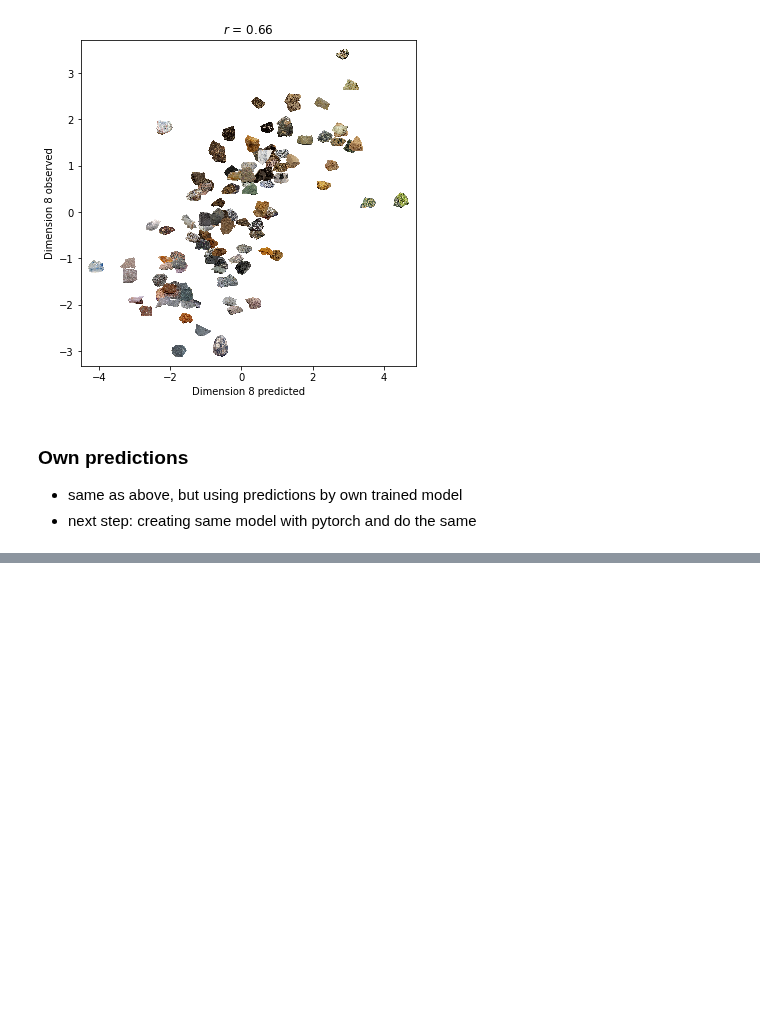
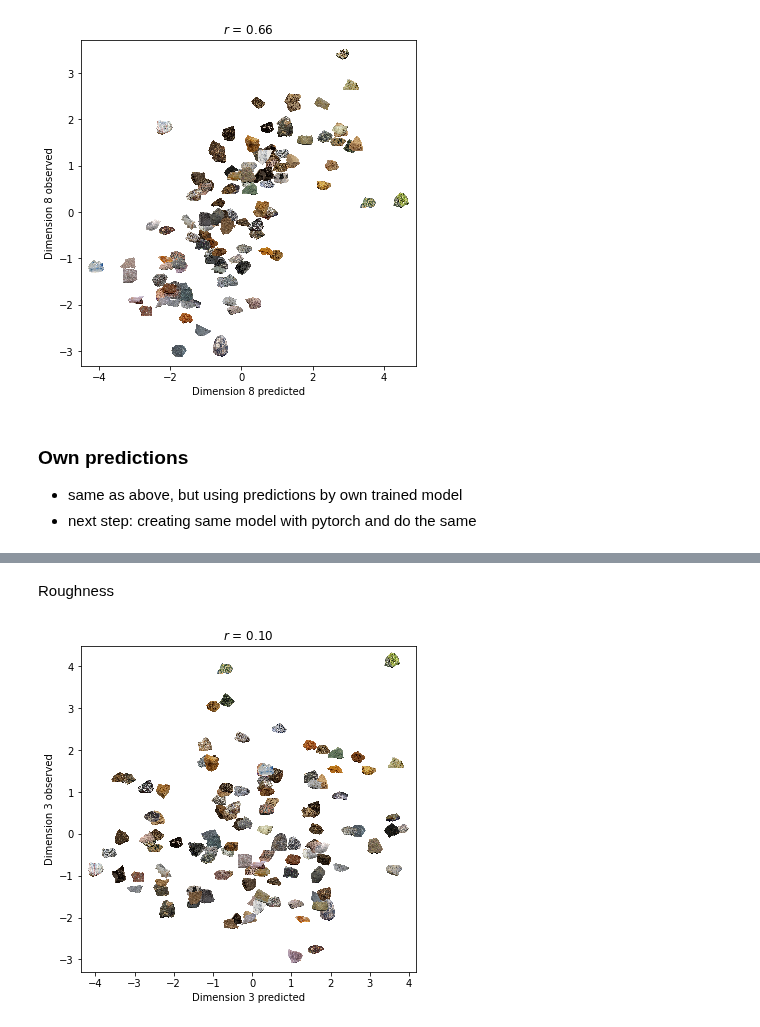
Before and after one commit to dominikpegler/mds_cnn, a Jupyter notebook: sanders_nosofsky_2020/mds.ipynb, the cells around one changed output, grey strips where cells are left out. Drawn from its saved outputs; the diff is of its cells as text; code cells hidden in the pictures; blank space fills up the shorter version.

```diff
--- a/sanders_nosofsky_2020/mds.ipynb
+++ b/sanders_nosofsky_2020/mds.ipynb
@@ -227,0 +244,6 @@ plot_predictions(8, mds_obs, cnn_pred, rock_images)
+# %% [markdown]
+Roughness
+# %%
+plot_predictions(3, mds_obs, cnn_ownpred, rock_images)
+# %% [output]
+[figure, added]
```
Also changed, not shown: parts of 14 cells of this notebook, 1 other file.
